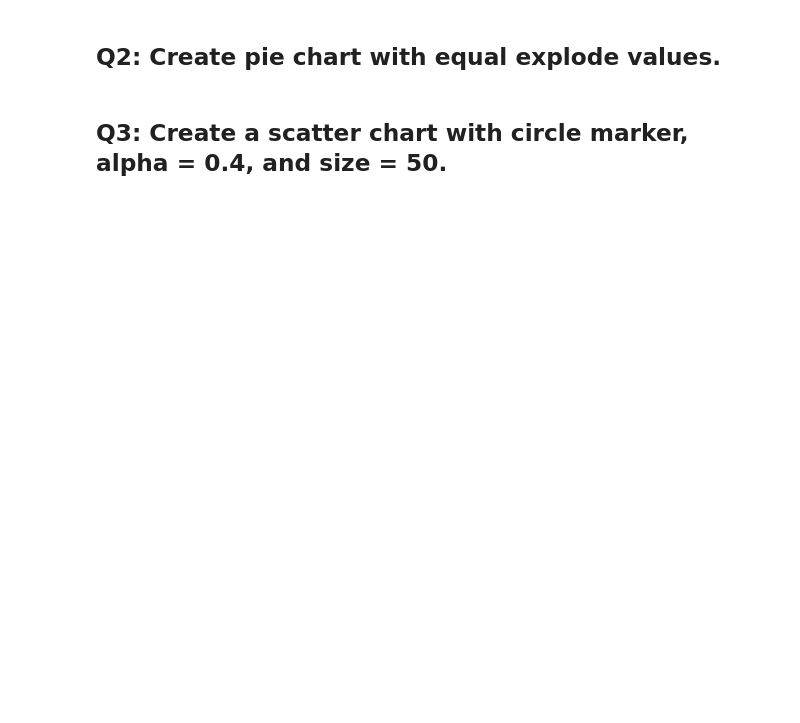
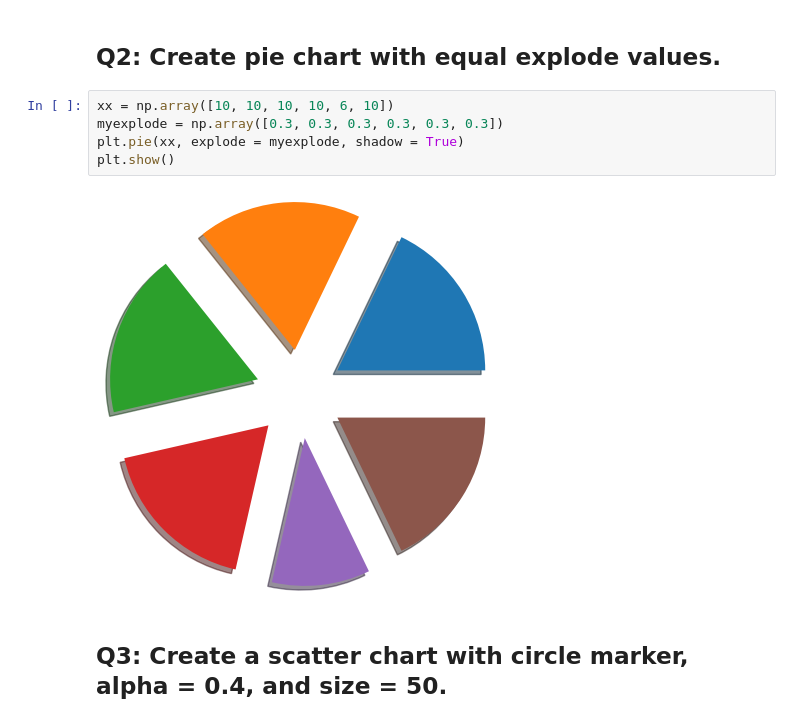
Before and after one commit to Tuwaiq-Data-Science-Bootcamp/Day8-Lab1-Matplotlib, a Jupyter notebook: Day#8_Matplotlib_Assignment.ipynb, the cells around one changed output. Cells and saved outputs as stored; diff of their text form; blank space fills up the shorter version.

```diff
--- a/Day#8_Matplotlib_Assignment.ipynb
+++ b/Day#8_Matplotlib_Assignment.ipynb
@@ -7,4 +15,11 @@ import matplotlib.pyplot as plt
 # %% [markdown]
 ## Q2: Create pie chart with equal explode values.
+# %%
+xx = np.array([10, 10, 10, 10, 6, 10])
+myexplode = np.array([0.3, 0.3, 0.3, 0.3, 0.3, 0.3])
+plt.pie(xx, explode = myexplode, shadow = True)
+plt.show()
+# %% [output]
+[figure, added]
 # %% [markdown]
 ## Q3: Create a scatter chart with circle marker, alpha = 0.4, and size = 50.
```
Also changed, not shown: parts of 5 cells of this notebook.
